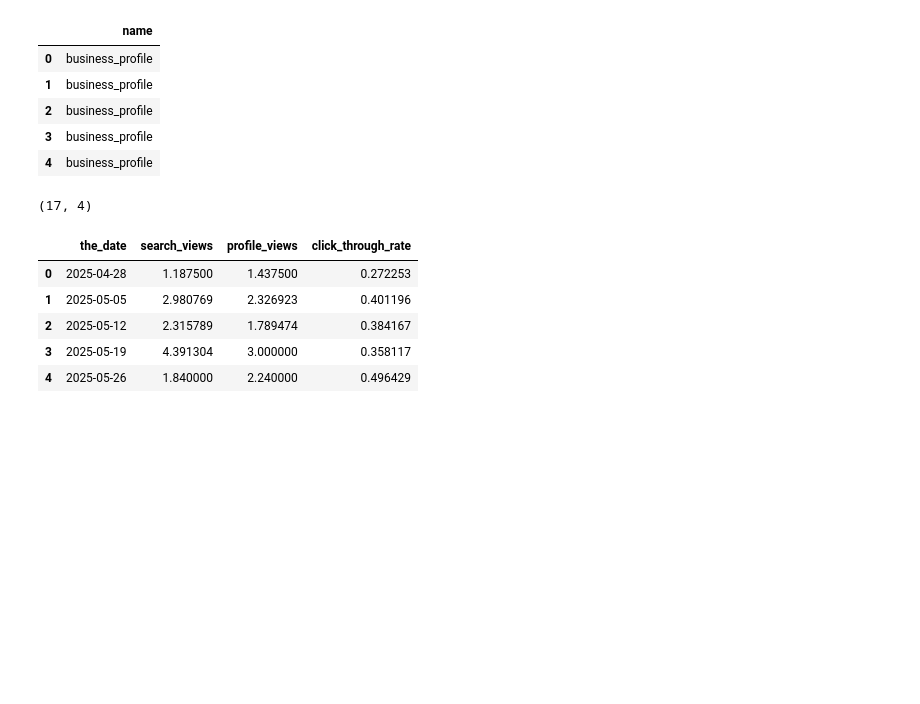
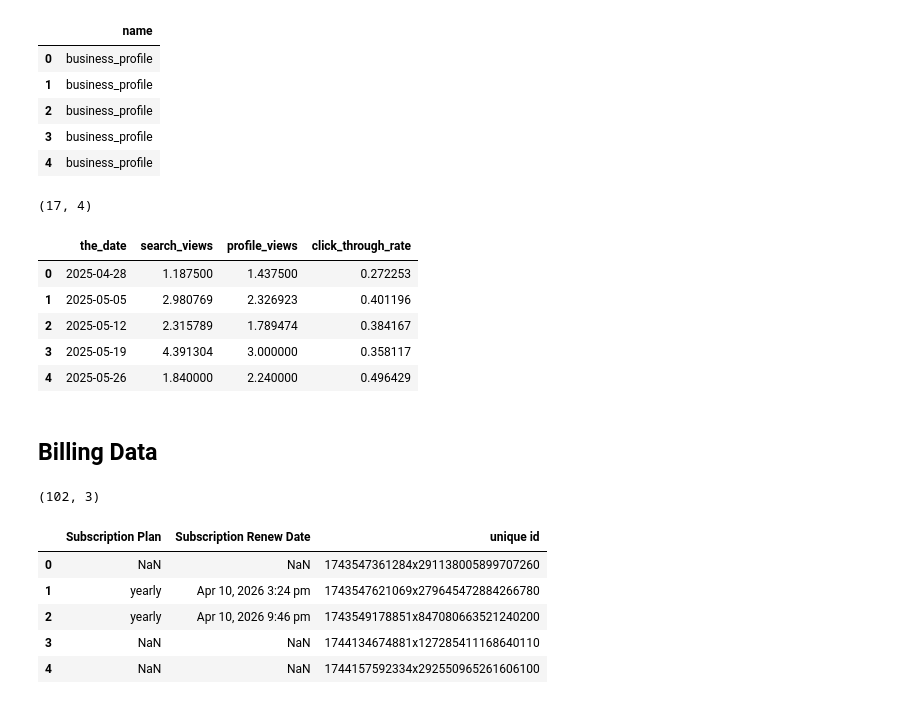
Before and after one commit to erstorts/co-catholic-business-directory-data, a Jupyter notebook: notebooks/queries.ipynb, the cells around one changed output. Saved outputs shown, nothing was run; the diff lists cells and outputs as text; code cells hidden in the pictures; blank space fills up the shorter version.

```diff
--- a/notebooks/queries.ipynb
+++ b/notebooks/queries.ipynb
@@ -474,3 +474,17 @@ ctr.head()
 | 2 | 2025-05-12 | 2.315789 | 1.789474 | 0.384167 |
 | 3 | 2025-05-19 | 4.391304 | 3.000000 | 0.358117 |
 | 4 | 2025-05-26 | 1.840000 | 2.240000 | 0.496429 |
+# %% [markdown]
+## Billing Data
+# %%
+bill_df = pd.read_csv('../user-data.csv')
+print(bill_df.shape)
+bill_df.head()
+# %% [output]
+(102, 3)
+|  | Subscription Plan | Subscription Renew Date | unique id |
+| 0 | NaN | NaN | 1743547361284x291138005899707260 |
+| 1 | yearly | Apr 10, 2026 3:24 pm | 1743547621069x279645472884266780 |
+| 2 | yearly | Apr 10, 2026 9:46 pm | 1743549178851x847080663521240200 |
+| 3 | NaN | NaN | 1744134674881x127285411168640110 |
+| 4 | NaN | NaN | 1744157592334x292550965261606100 |
```
Also changed, not shown: parts of 1 cell of this notebook, 55 other files.
